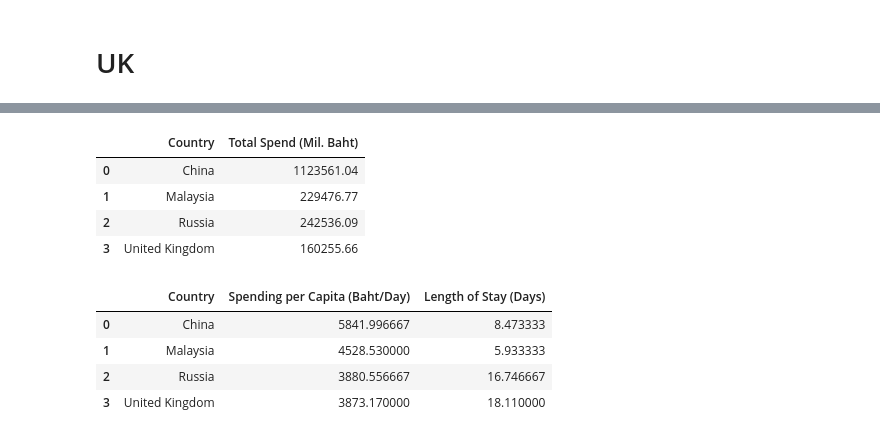
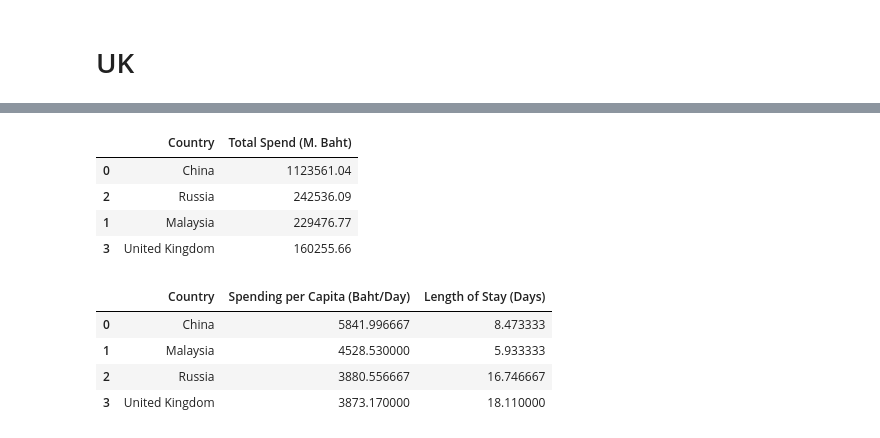
Before and after one commit to eatrabyo/dads-5001-mini-project, a Jupyter notebook: Analysis.ipynb, the cells around one changed output, grey strips where cells are left out. Cells and saved outputs as stored; diff of their text form; code cells hidden in the pictures.

```diff
--- a/Analysis.ipynb
+++ b/Analysis.ipynb
@@ -470,14 +470,14 @@ See the caveats in the documentation: https://pandas.pydata.org/pandas-docs/stab
 # %%
 top_visitor = pd.DataFrame()
 top_visitor = pd.concat([top_visitor,china_expend,Malay_expend,ru_expend,uk_expend])
-top_visitor.rename(columns={'diff':'Expenditure Change (M. Baht)','year':'Year'},inplace=True)
+top_visitor.rename(columns={'diff':'Expenditure Change (M. Baht)','Total Spend (Mil. Baht)':'Total Spend (M. Baht)','year':'Year'},inplace=True)
 # %%
-top_visitor.groupby('Country')['Total Spend (Mil. Baht)'].sum().reset_index()
+top_visitor.groupby('Country')['Total Spend (M. Baht)'].sum().reset_index().sort_values(by=['Total Spend (M. Baht)'],ascending=False)
 # %% [output]
-|  | Country | Total Spend (Mil. Baht) |
+|  | Country | Total Spend (M. Baht) |
 | 0 | China | 1123561.04 |
+| 2 | Russia | 242536.09 |
 | 1 | Malaysia | 229476.77 |
-| 2 | Russia | 242536.09 |
 | 3 | United Kingdom | 160255.66 |
 # %%
 top_visitor.groupby('Country')[['Spending per Capita (Baht/Day)','Length of Stay (Days)']].mean().reset_index()
```
Also changed, not shown: parts of 5 cells of this notebook.
